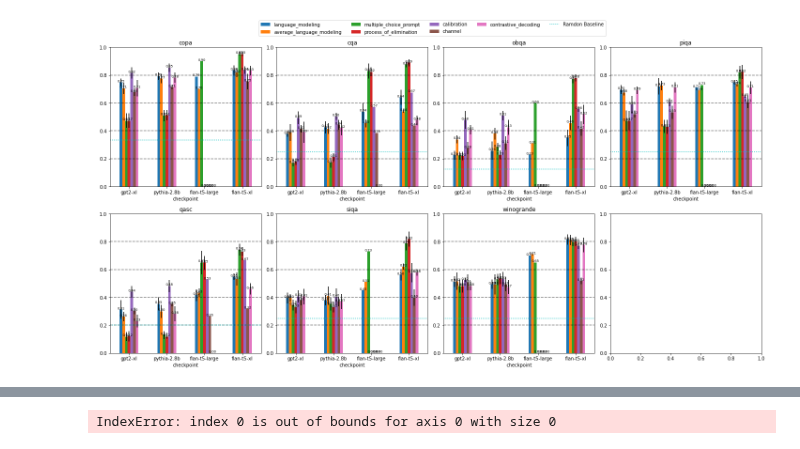
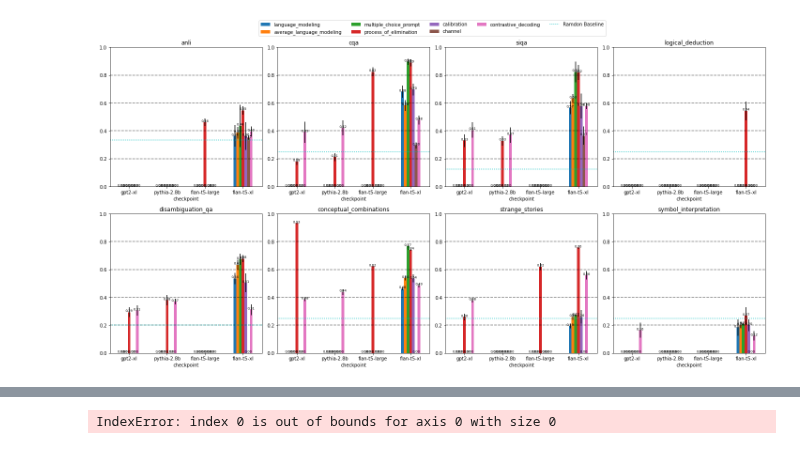
Before and after one commit to KasMasVan/csr_exp_resource_index, a Jupyter notebook: results/visualize.ipynb, the cells around one changed output, grey strips where cells are left out. Saved outputs shown, nothing was run; the diff lists cells and outputs as text; code cells hidden in the pictures.

```diff
--- a/results/visualize.ipynb
+++ b/results/visualize.ipynb
@@ -44,8 +44,8 @@ cd_df = process(cd_df, drop_columns=["expert_accuracy", "amateur_accuracy"])
 # concatenate all dataframes
 df = pd.concat([lm_df, mcp_df, poe_df, cha_df, cal_df, gen_df, cd_df])
 # %%
-# datasets="anli cqa siqa logical_deduction disambiguation_qa conceptual_combinations strange_stories symbol_interpretation".split()
-datasets="copa cqa obqa piqa qasc siqa winogrande".split()
+datasets="anli cqa siqa logical_deduction disambiguation_qa conceptual_combinations strange_stories symbol_interpretation".split()
+# datasets="copa cqa obqa piqa qasc siqa winogrande".split()
 # datasets="disambiguation_qa conceptual_combinations date_understanding emoji_movie ruin_names temporal_sequences code_line_description penguins_in_a_table strange_stories symbol_interpretation tracking_shuffled_objects logical_deduction_three_objects logical_deduction_five_objects logical_deduction_seven_objects".split()
 # model_index = ["opt-iml-1.3b", "opt-iml-max-1.3b", "flan-t5-large", "flan-t5-xl"]
 model_index = ["gpt2-xl", "pythia-2.8b", "flan-t5-large", "flan-t5-xl"]
@@ -56,34 +56,34 @@ random_baselines = [1/3, 1/4, 1/8, 1/4, 1/5, 1/4, 1/4, 1/4]
 fig, axes = plt.subplots(2, 4, figsize=(20, 10))
 for i, dataset in enumerate(datasets):
     ax = axes[i//4][i%4]
     ax.set_ylim([0.0, 1.0])
     h_lines = [0.2, 0.4, 0.6, 0.8]
     data_df = df[(df["dataset"] == dataset) & (df["checkpoint"].isin(model_index))]
     data_df = data_df.groupby(["checkpoint","method"])
     data_means = data_df.mean().unstack().reindex(method_index, axis="columns").reindex(model_index, axis="rows")
     data_errors = data_df.std().unstack().reindex(method_index, axis="columns").reindex(model_index, axis="rows")
     data_means.plot.bar(yerr=data_errors, rot=0, ax=ax, title=dataset, legend=False)
 
     # add accuracy scores to each bar
     for p in ax.patches:
         ax.text(p.get_x() + p.get_width()/2., p.get_height(), '%.2f' % float(p.get_height()), ha='center', va='bottom', fontsize=7)
     for y in h_lines:
         ax.axhline(y, color="black", linestyle="--", alpha=0.5)
     # plot the random baseline
     ax.axhline(random_baselines[i], color="c", linestyle=":", alpha=1)
 
 # get legends
 handles, labels = axes[0][0].get_legend_handles_labels()
 labels = [label[label.index(',')+2 : label.index(')')] for label in labels]
 handles += [mlines.Line2D([], [], linestyle=':', color='c', label='Custom Line')]
 labels +=["Ramdon Baseline"]
 fig.legend(handles, labels, loc='upper center', ncol=5, bbox_to_anchor=(0.5, 1.05))
 plt.tight_layout()
 
 # save the figure
 plt.savefig("v1.png", dpi=300, bbox_inches='tight')
 # %% [output]
-[figure, old version]
+[figure, new version]
 # %%
 # plot flan-t5-xl on all benchmarks.
 # model = "flan-t5-xl"
```
Also changed, not shown: parts of 1 cell of this notebook, 17 other files.
